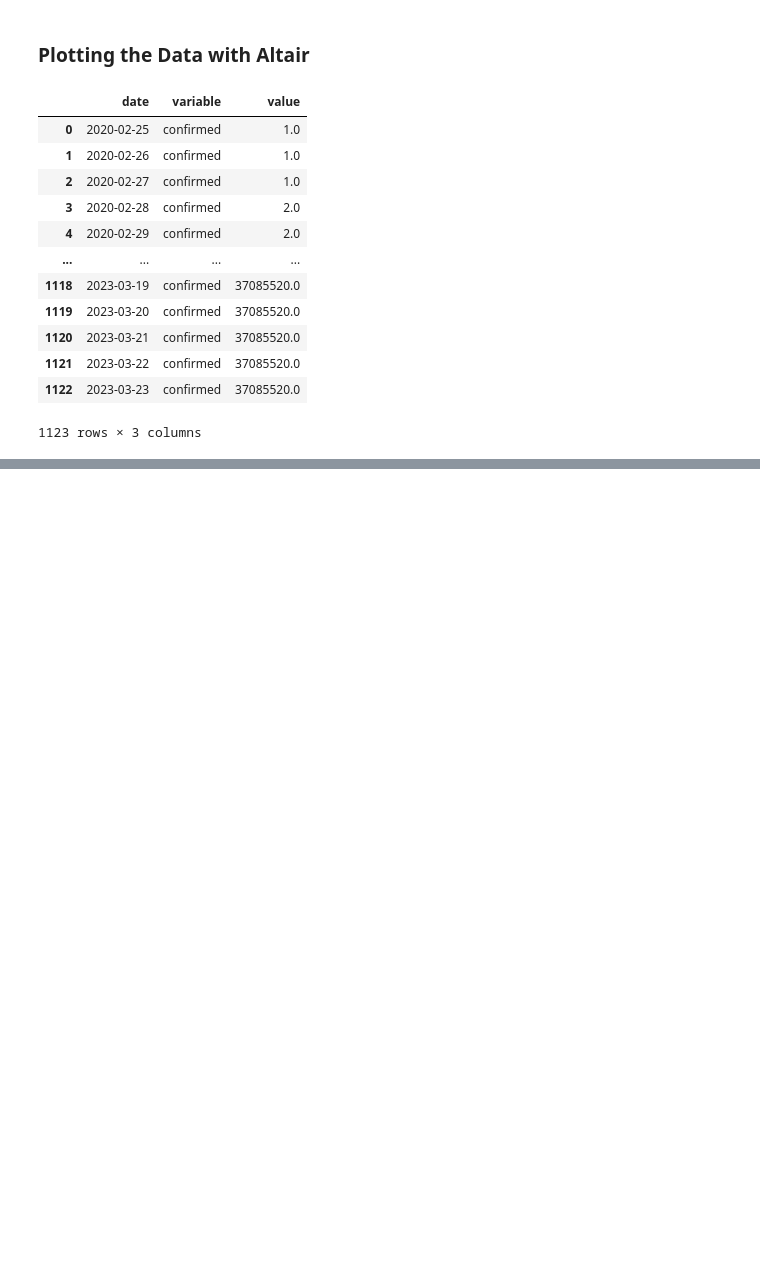
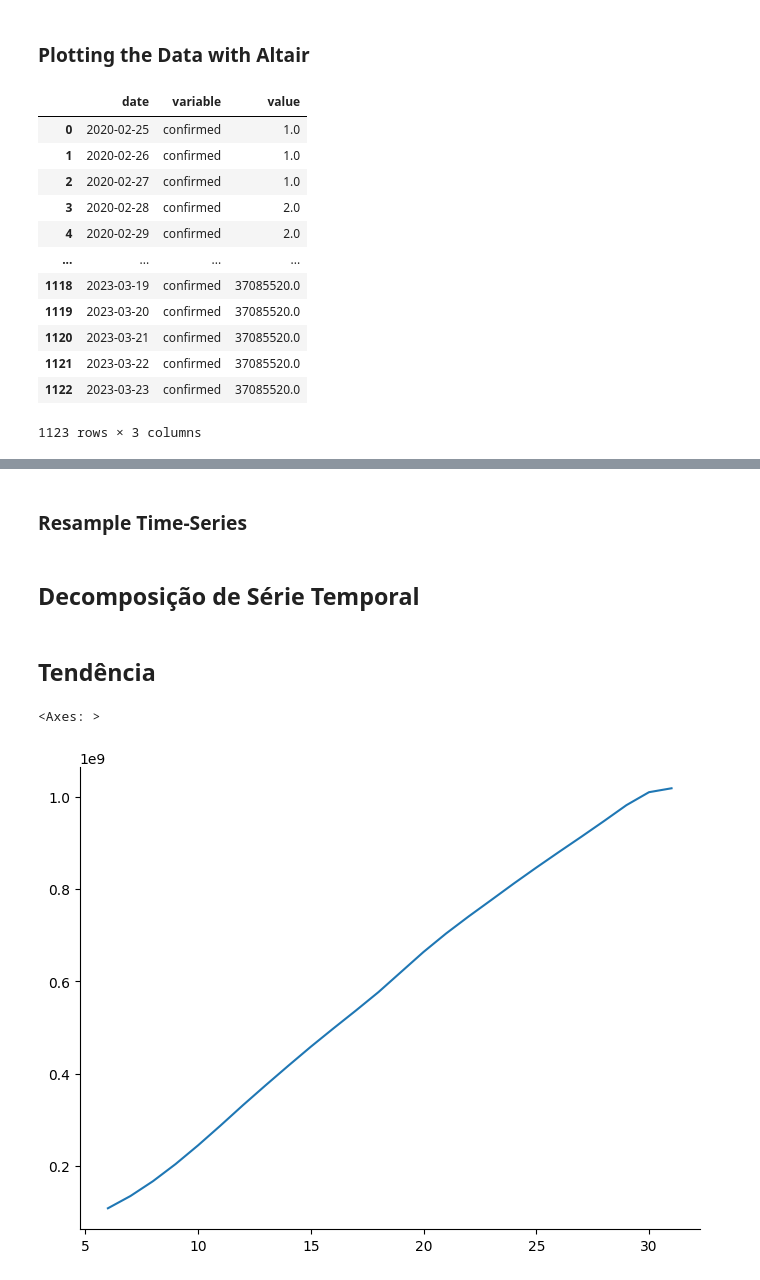
Before and after one commit to heitortanoue/time-series, a Jupyter notebook: python/streamlit/notebooks/test.ipynb, the cells around one changed output, grey strips where cells are left out. Saved outputs shown, nothing was run; the diff lists cells and outputs as text; code cells hidden in the pictures; blank space fills up the shorter version.

```diff
--- a/python/streamlit/notebooks/test.ipynb
+++ b/python/streamlit/notebooks/test.ipynb
@@ -236,3 +223,56 @@ alt.Chart(data=br_confirmed.reset_index().melt(id_vars='date')).mark_line().enco
 )
 # %% [output]
 [interactive output not drawn]
+# %% [markdown]
+### Resample Time-Series
+# %%
+def resample_time_series(data_frame, time_column, value_column, time_window):
+    """
+    Resample a time series DataFrame based on the desired time window.
+
+    Parameters:
+    - data_frame (pd.DataFrame): DataFrame containing the time series data.
+    - time_column (str): Name of the column containing time information.
+    - value_column (str): Name of the column containing the values.
+    - time_window (str): Pandas offset alias for the desired time window
+                        ('D' for daily, 'W' for weekly, 'M' for monthly, etc.).
+
+    Returns:
+    - pd.DataFrame: Resampled time series DataFrame.
+    """
+
+    df = data_frame.copy()
+
+    # Ensure the time column is in datetime format
+    df[time_column] = pd.to_datetime(df[time_column])
+
+    # Set the time column as the DataFrame index
+    df.set_index(time_column, inplace=True)
+
+    # Resample the time series based on the specified time window
+    resampled_df = df[value_column].resample(time_window).sum()
+
+    # Convert the index to a column named 'date' and reset the index
+    resampled_df = pd.DataFrame(resampled_df)
+    resampled_df.reset_index(inplace=True)
+    # resampled_df['date'] = pd.to_numeric(pd.to_datetime(resampled_df[time_column]))
+
+    return resampled_df
+# %%
+monthly_df = resample_time_series(br_confirmed, time_column='date', value_column='confirmed', time_window='M')
+weekly_df = resample_time_series(br_confirmed, time_column='date', value_column='confirmed', time_window='W')
+yearly_df = resample_time_series(br_confirmed, time_column='date', value_column='confirmed', time_window='Y')
+# %% [markdown]
+## Decomposição de Série Temporal
+# %%
+from statsmodels.tsa.seasonal import seasonal_decompose
+
+
+multiplicative_decomposition = seasonal_decompose(monthly_df['confirmed'], model='multiplicative', period=12)
+# %% [markdown]
+## Tendência
+# %%
+multiplicative_decomposition.trend.plot()
+# %% [output]
+<Axes: >
+[figure, added]
```
Also changed, not shown: parts of 14 cells of this notebook, 9 other files.
